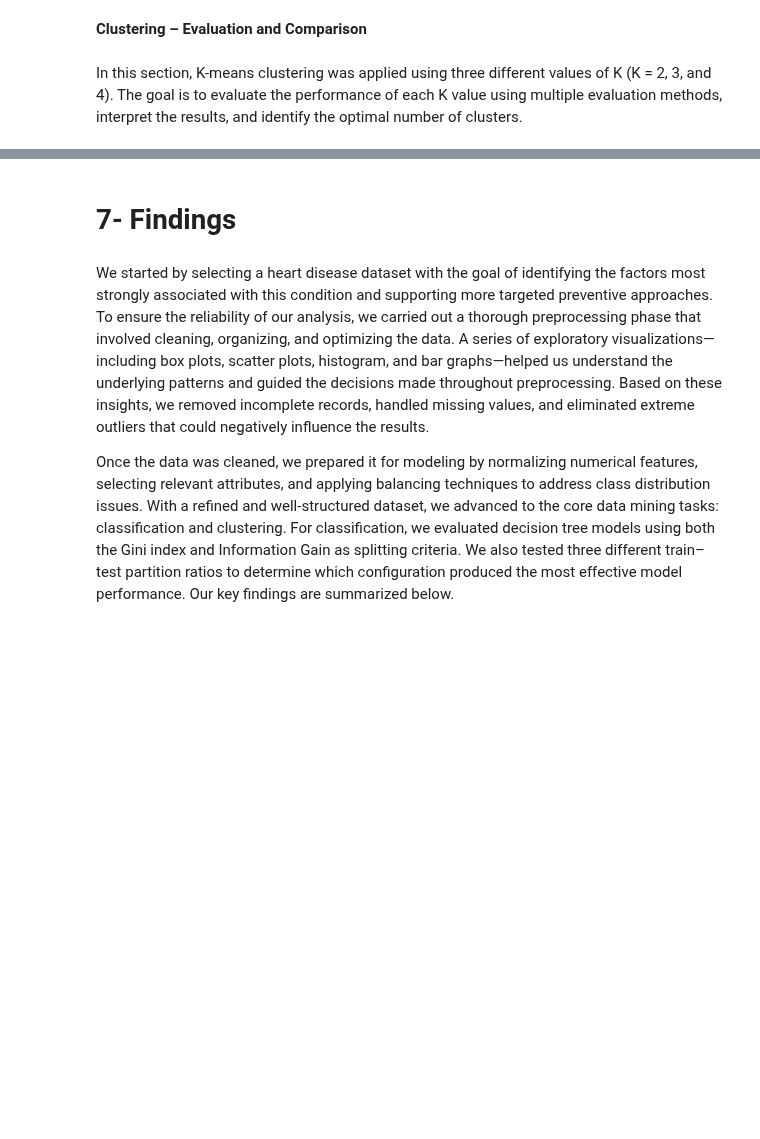
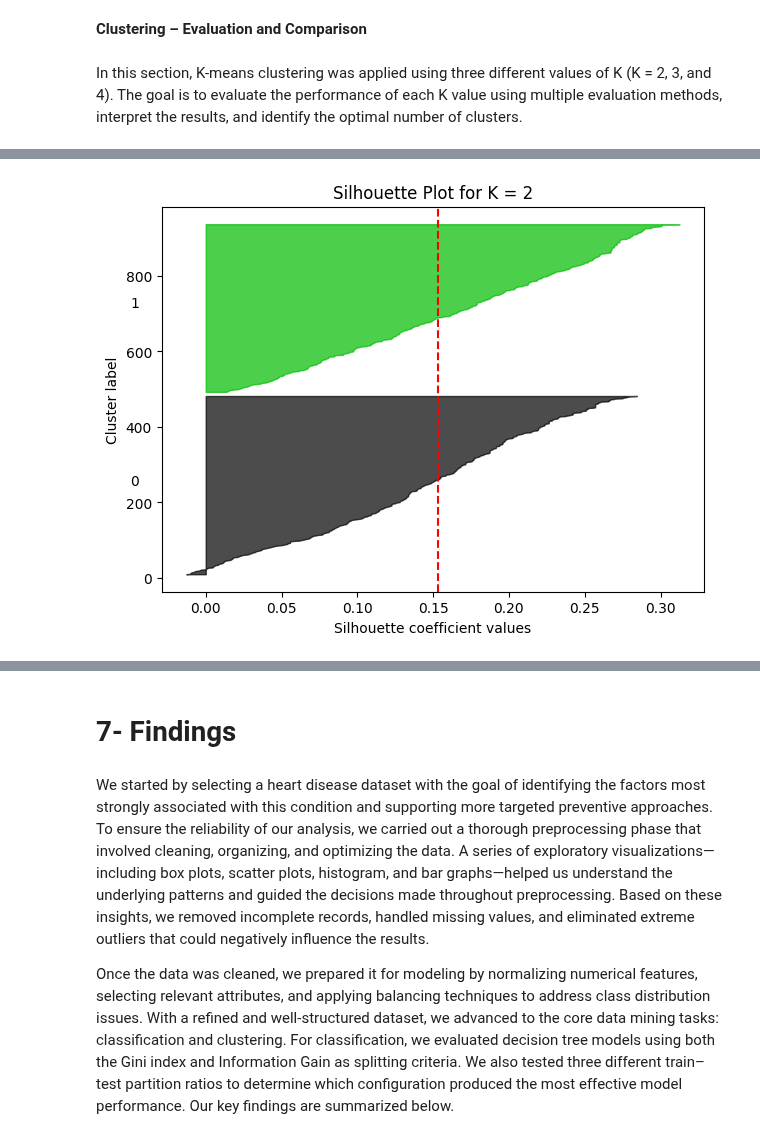
Before and after one commit to Janaalsh5/Heart-Disease, a Jupyter notebook: Report.ipynb, the cells around one changed output, grey strips where cells are left out. Cells and saved outputs as stored; diff of their text form; code cells hidden in the pictures; blank space fills up the shorter version.

```diff
--- a/Report.ipynb
+++ b/Report.ipynb
@@ -561,0 +547,84 @@ To determine the best value of K, three different cluster sizes (K = 2, 3, and 4
+# %%
+import pandas as pd
+import numpy as np
+import matplotlib.pyplot as plt
+from sklearn.cluster import KMeans
+from sklearn.metrics import silhouette_score, silhouette_samples
+from sklearn.decomposition import PCA
+import matplotlib.cm as cm
+
+df = pd.read_csv("/content/Scaled_dataset.csv")
+
+if "HeartDisease" in df.columns:
+    df = df.drop(columns=["HeartDisease"])
+
+X = df.values
+
+k_values = [2, 3, 4]
+
+silhouette_results = []
+wss_results = []
+
+for k in k_values:
+    kmeans = KMeans(n_clusters=k, random_state=42, n_init=10)
+    labels = kmeans.fit_predict(X)
+    wss = kmeans.inertia_
+    sil = silhouette_score(X, labels)
+    wss_results.append(wss)
+    silhouette_results.append(sil)
+    print(f"K = {k} | WSS = {wss:.4f} | Silhouette = {sil:.4f}")
+
+summary_df = pd.DataFrame({
+    "K": k_values,
+    "WSS": wss_results,
+    "Silhouette Score": silhouette_results
+})
+
+display(summary_df.style.format({"WSS": "{:.4f}", "Silhouette Score": "{:.4f}"}))
+
+def silhouette_plot(X, k):
+    fig, ax1 = plt.subplots(1, 1)
+    fig.set_size_inches(7, 5)
+    kmeans = KMeans(n_clusters=k, random_state=42, n_init=10)
+    labels = kmeans.fit_predict(X)
+    silhouette_vals = silhouette_samples(X, labels)
+    avg_silhouette = silhouette_score(X, labels)
+    y_lower = 10
+
+    for i in range(k):
+        ith_cluster = silhouette_vals[labels == i]
+        ith_cluster.sort()
+        size_cluster = ith_cluster.shape[0]
+        y_upper = y_lower + size_cluster
+        color = cm.nipy_spectral(float(i) / k)
+        ax1.fill_betweenx(np.arange(y_lower, y_upper), 0, ith_cluster,
+                          facecolor=color, edgecolor=color, alpha=0.7)
+        ax1.text(-0.05, y_lower + 0.5 * size_cluster, str(i))
+        y_lower = y_upper + 10
+
+    ax1.axvline(x=avg_silhouette, color="red", linestyle="--")
+    ax1.set_title(f"Silhouette Plot for K = {k}")
+    ax1.set_xlabel("Silhouette coefficient values")
+    ax1.set_ylabel("Cluster label")
+    plt.show()
+
+for k in k_values:
+    silhouette_plot(X, k)
+
+pca = PCA(n_components=2)
+X_pca = pca.fit_transform(X)
+
+def pca_plot(X_pca, k):
+    kmeans = KMeans(n_clusters=k, random_state=42, n_init=10)
+    labels = kmeans.fit_predict(X_pca)
+    plt.figure(figsize=(6, 4))
+    scatter = plt.scatter(X_pca[:, 0], X_pca[:, 1], c=labels, cmap="viridis", s=20)
+    plt.title(f"PCA Visualization of Clusters (K = {k})")
+    plt.xlabel("PCA 1")
+    plt.ylabel("PCA 2")
+    plt.colorbar(scatter)
+    plt.show()
+
+for k in k_values:
+    pca_plot(X_pca, k)
+# %% [output]
@@ -561,0 +638 @@ To determine the best value of K, three different cluster sizes (K = 2, 3, and 4
+[figure, added]
```
Also changed, not shown: parts of 18 cells of this notebook.
